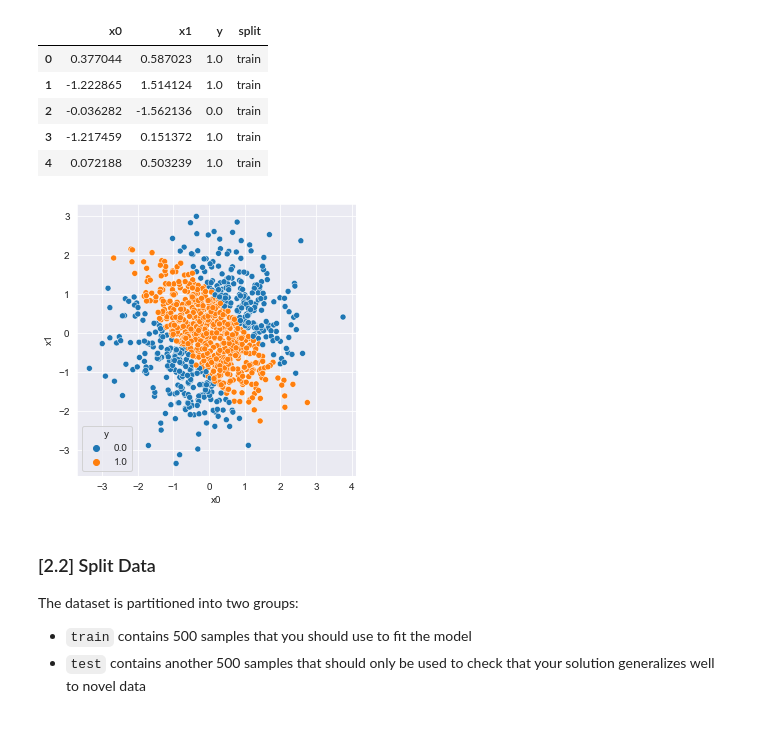
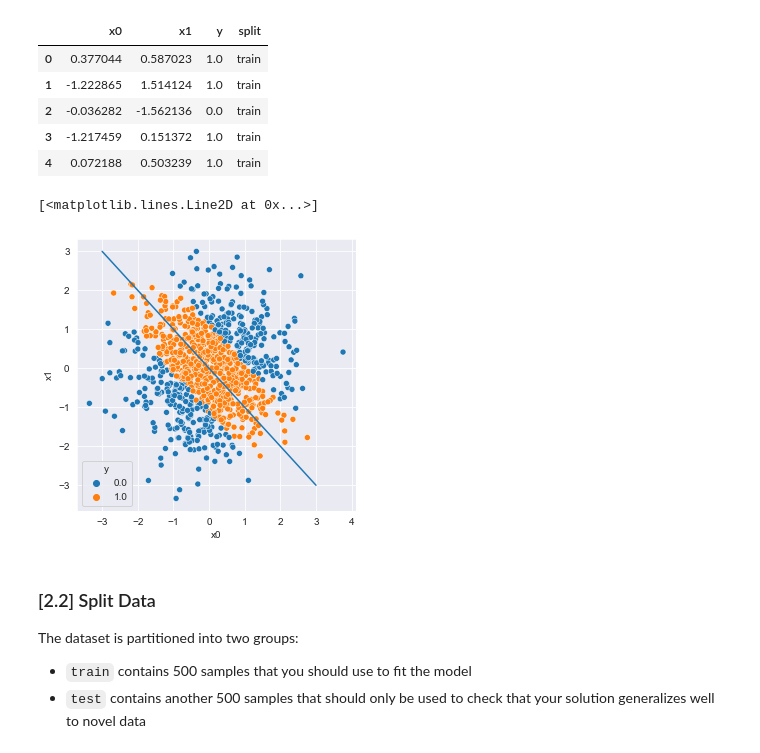
Before and after one commit to LouisLinnerud/tdt4173-2022-task-1, a Jupyter notebook: logistic_regression/experiment.ipynb, the cells around one changed output. Cells and saved outputs as stored; diff of their text form; code cells hidden in the pictures.

```diff
--- a/logistic_regression/experiment.ipynb
+++ b/logistic_regression/experiment.ipynb
@@ -134,8 +134,10 @@ data_2.head()
 # %%
 plt.figure(figsize=(5, 5))
 sns.scatterplot(x='x0', y='x1', hue='y', data=data_2);
+plt.plot([-3,3],[3,-3])
 # %% [output]
+[<matplotlib.lines.Line2D at 0x...>]
-[figure, old version]
+[figure, new version]
 # %% [markdown]
 ### [2.2] Split Data
 
```
Also changed, not shown: parts of 1 cell of this notebook, 3 other files.
